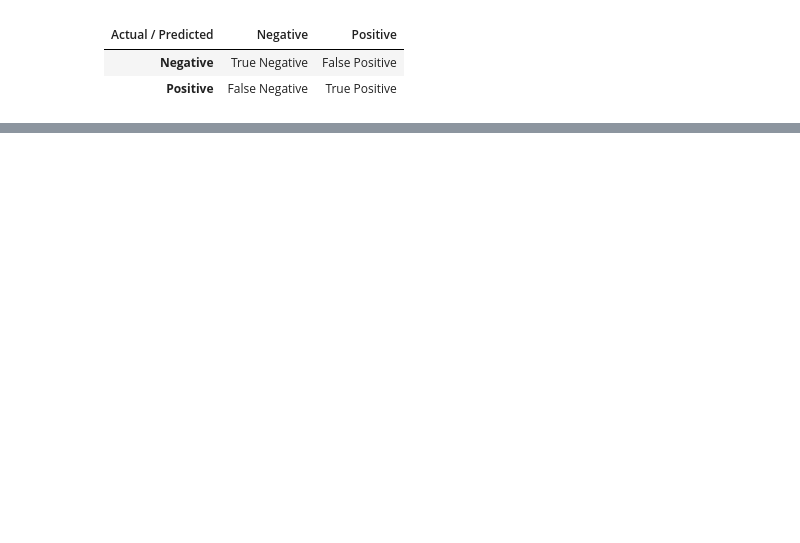
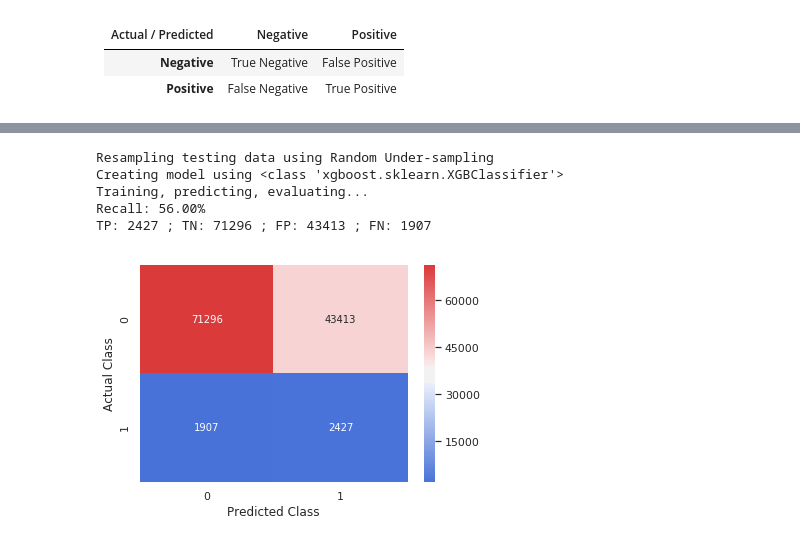
Before and after one commit to EnviloN/unbalanced-data-classification, a Jupyter notebook: UnbalancedData.ipynb, the cells around one changed output, grey strips where cells are left out. Saved outputs shown, nothing was run; the diff lists cells and outputs as text; code cells hidden in the pictures; blank space fills up the shorter version.

```diff
--- a/UnbalancedData.ipynb
+++ b/UnbalancedData.ipynb
@@ -233,0 +293,4 @@ Many classifiers from Scikit-learn takes an optional parameter <code>class_weigh
+# %%
+# tabel for the overall comparison
+table_cols = ['Method','TP','TN','FP','FN','Recall']
+comparison = pd.DataFrame(columns = table_cols)
@@ -233,0 +351,5 @@ Many classifiers from Scikit-learn takes an optional parameter <code>class_weigh
+# %%
+# define (no)resampling method (simply return everything back)
+def noResample(X,y): return X,y
+# run our function
+comparison = performMethod("None", XGBClassifier, noResample, X, target, comparison)
@@ -233,0 +382,18 @@ Many classifiers from Scikit-learn takes an optional parameter <code>class_weigh
+# %%
+# define under-sempling method function
+def underSample(X,y):
+    randomUnderSampler = RandomUnderSampler()
+    X_us, y_us = randomUnderSampler.fit_resample(X, y)
+    X_us = pd.DataFrame(X_us)
+    X_us.columns = X.columns
+    return X_us, y_us
+
+# run our function
+comparison = performMethod("Random Under-sampling", XGBClassifier, underSample, X, target, comparison)
+# %% [output]
+Resampling testing data using Random Under-sampling
+Creating model using <class 'xgboost.sklearn.XGBClassifier'>
+Training, predicting, evaluating...
+Recall: 56.00%
+TP: 2427 ; TN: 71296 ; FP: 43413 ; FN: 1907
+[figure, added]
```
Also changed, not shown: parts of 39 cells of this notebook, 1 other file.
